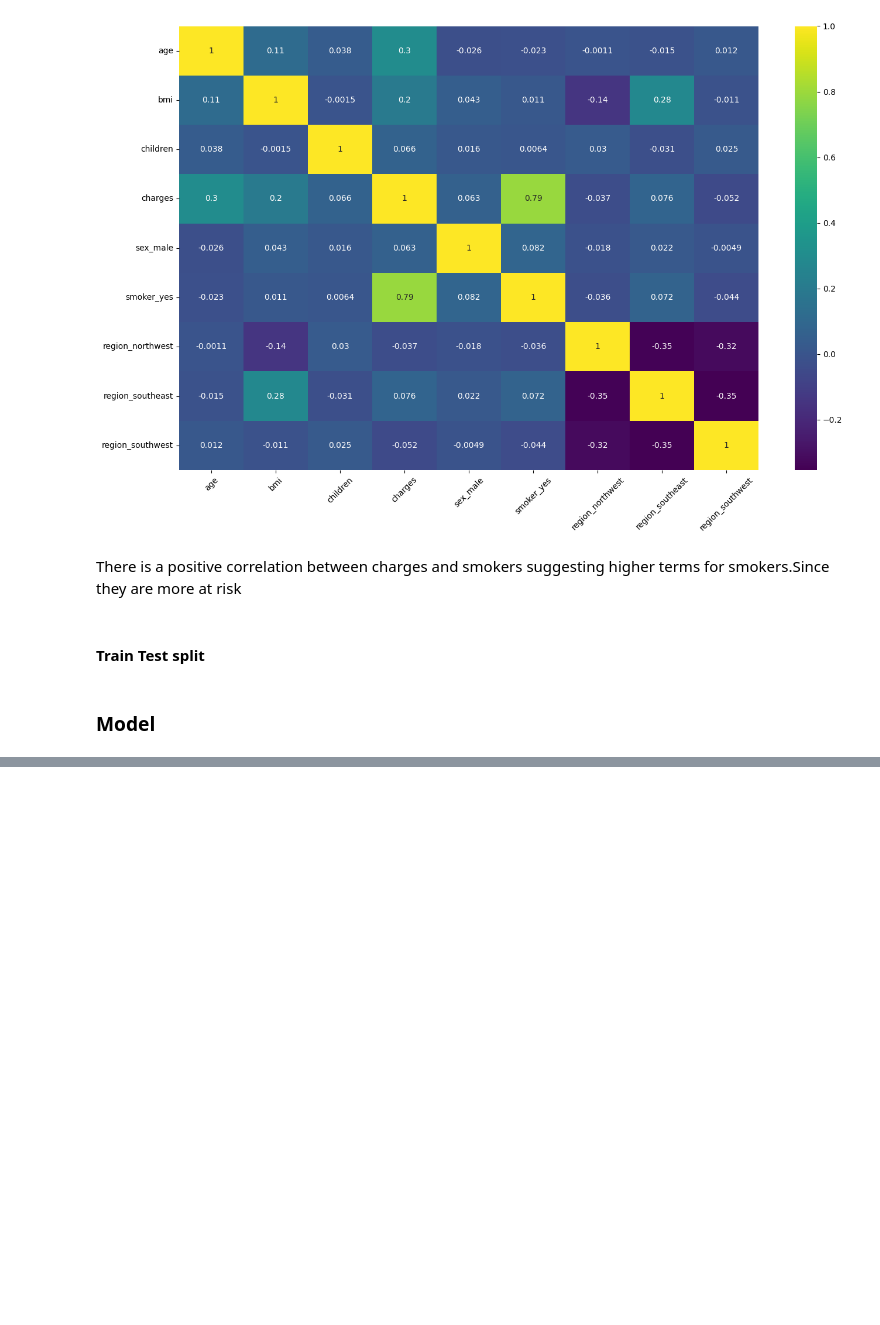
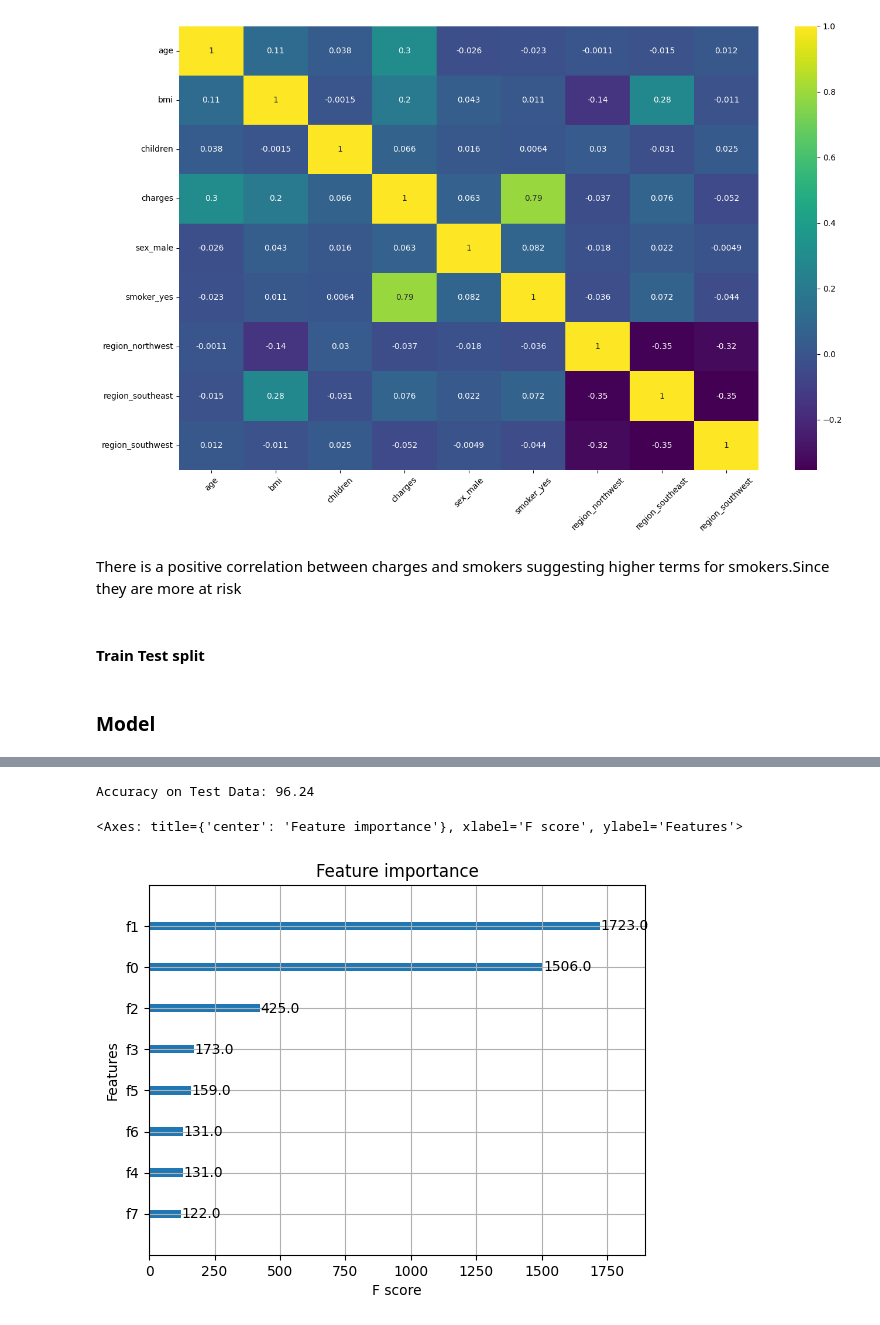
Before and after one commit to Danlof/medical_insurance, a Jupyter notebook: notebooks/main.ipynb, the cells around one changed output, grey strips where cells are left out. Saved outputs shown, nothing was run; the diff lists cells and outputs as text; code cells hidden in the pictures; blank space fills up the shorter version.

```diff
--- a/notebooks/main.ipynb
+++ b/notebooks/main.ipynb
@@ -116,0 +135,19 @@ X_train,X_test,y_train,y_test = train_test_split(df.drop('charges',axis=1).value
+# %%
+# for cross-validation we use the kfold method
+
+kf = KFold(n_splits=5, shuffle = True, random_state = 4)
+# %%
+random_search = RandomizedSearchCV(
+    estimator=rf,
+    param_distributions=param_grid,
+    n_iter=50,
+    scoring='neg_root_mean_squared_error',  # RMSE as the evaluation metric
+    n_jobs=-1,  # Use all available cores
+    cv=kf.split(X_train,y_train),
+    verbose=1,
+    random_state=4,
+)
+# %%
+# fit the model
+
+random_search.fit(X_train,y_train)
@@ -116,0 +198,3 @@ X_train,X_test,y_train,y_test = train_test_split(df.drop('charges',axis=1).value
+# %%
+xgb = XGBRegressor()
+xgb.fit(X_train,y_train)
@@ -116,0 +213,9 @@ X_train,X_test,y_train,y_test = train_test_split(df.drop('charges',axis=1).value
+# %%
+print(f"Accuracy on Test Data: {r2_score(y_test,y_pred)*100:.2f}")
+# %% [output]
+Accuracy on Test Data: 96.24
+# %%
+plot_importance(xgb)
+# %% [output]
+<Axes: title={'center': 'Feature importance'}, xlabel='F score', ylabel='Features'>
+[figure, added]
```
Also changed, not shown: parts of 11 cells of this notebook.
